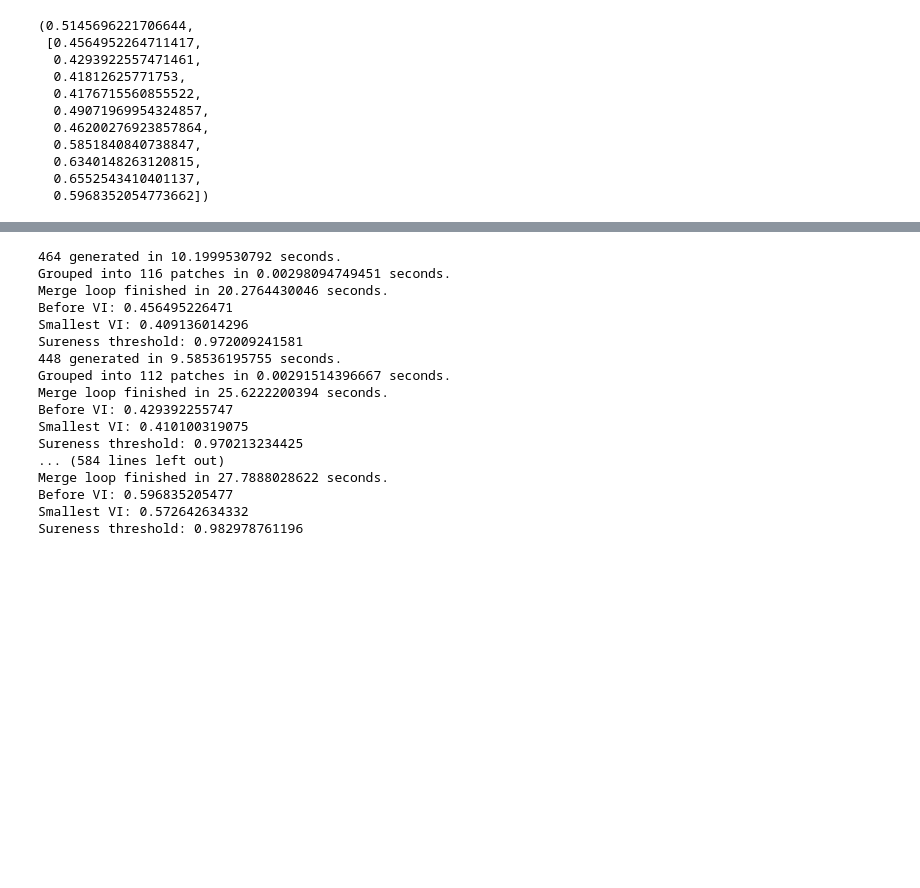
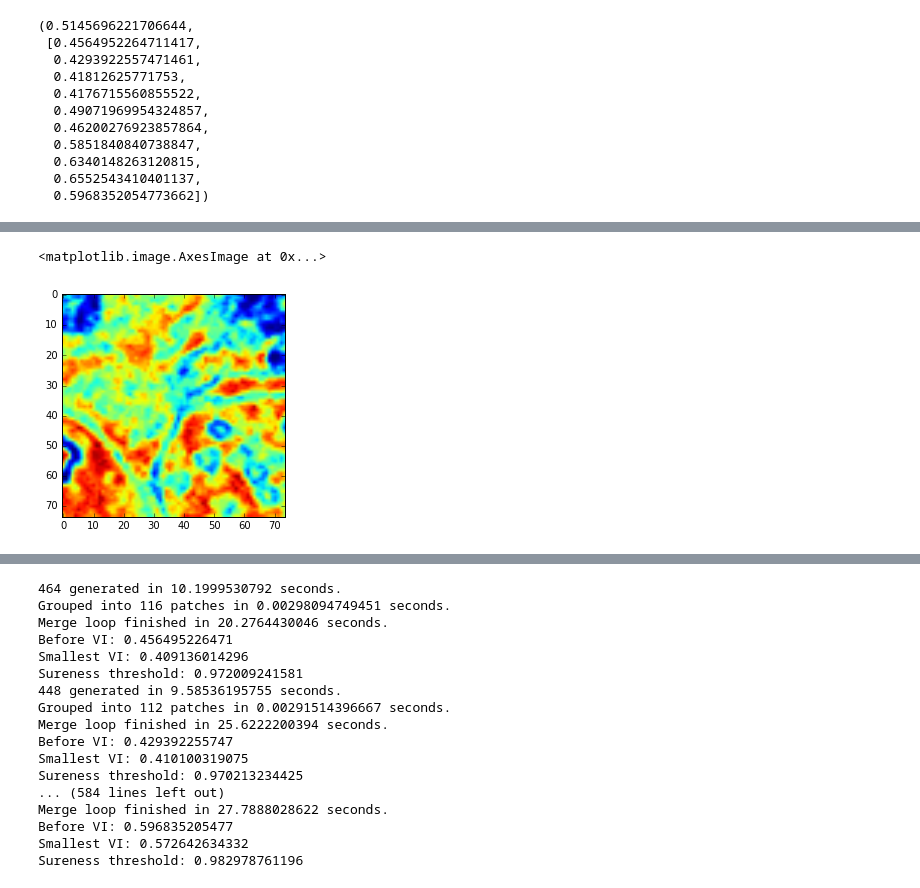
Before and after one commit to VCG/em-quality-metric, a Jupyter notebook: Reignite/DOJO_USER_STUDY-Network3.ipynb, the cells around one changed output, grey strips where cells are left out. Cells and saved outputs as stored; diff of their text form; code cells hidden in the pictures; blank space fills up the shorter version.

```diff
--- a/Reignite/DOJO_USER_STUDY-Network3.ipynb
+++ b/Reignite/DOJO_USER_STUDY-Network3.ipynb
@@ -139,0 +235,5 @@ threed_vi(input_gold, input_rhoana)
+# %%
+imshow(input_image[0][38:112,144:218])
+# %% [output]
+<matplotlib.image.AxesImage at 0x...>
+[figure, added]
```
Also changed, not shown: parts of 22 cells of this notebook, 29 other files.
